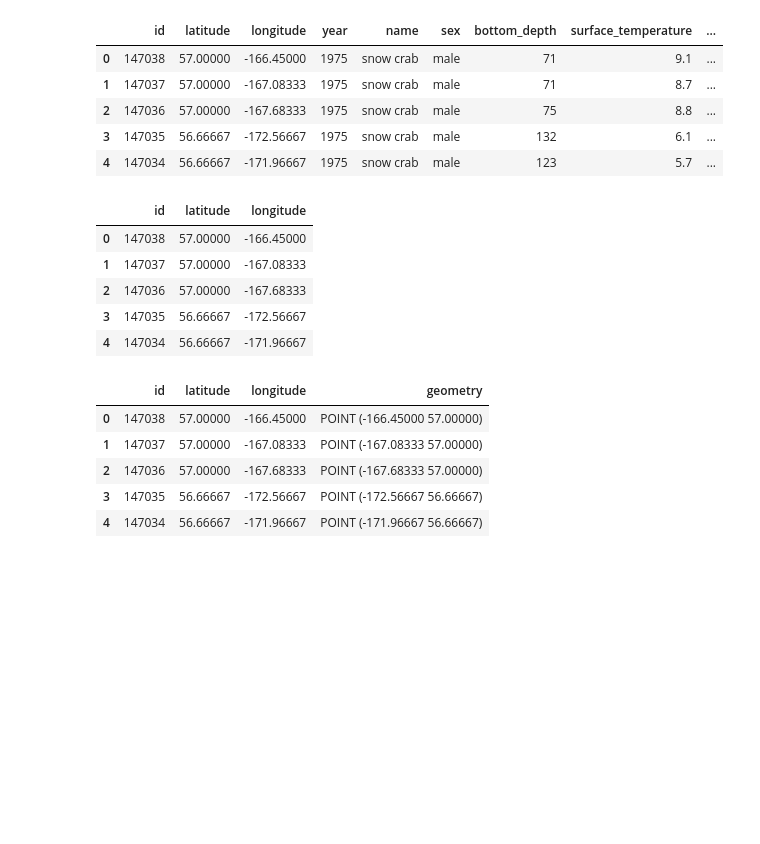
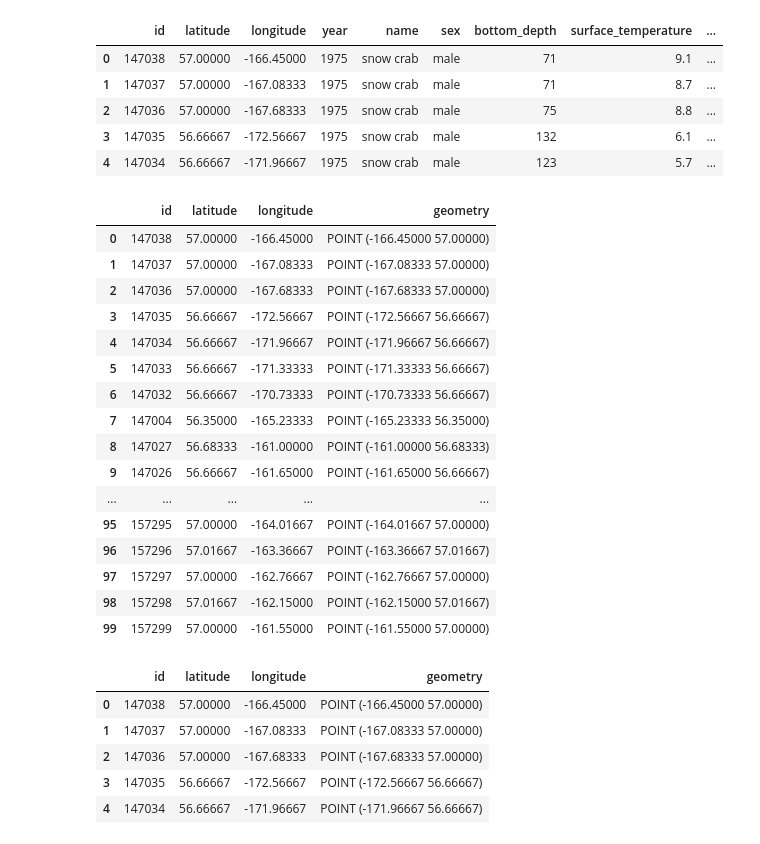
Before and after one commit to Bartholomew-Taylor/snow_crab, a Jupyter notebook: snow_crabs.ipynb, the cells around one changed output. Drawn from its saved outputs; the diff is of its cells as text; code cells hidden in the pictures; blank space fills up the shorter version.

```diff
--- a/snow_crabs.ipynb
+++ b/snow_crabs.ipynb
@@ -47,14 +47,25 @@ crab_loc['latitude']  = df['latitude']
 # %%
 crab_loc['longitude'] = df['longitude']
 # %%
-crab_loc.head()
+crab_loc.head(100)
 # %% [output]
-|  | id | latitude | longitude |
-| 0 | 147038 | 57.00000 | -166.45000 |
-| 1 | 147037 | 57.00000 | -167.08333 |
-| 2 | 147036 | 57.00000 | -167.68333 |
-| 3 | 147035 | 56.66667 | -172.56667 |
-| 4 | 147034 | 56.66667 | -171.96667 |
+|  | id | latitude | longitude | geometry |
+| 0 | 147038 | 57.00000 | -166.45000 | POINT (-166.45000 57.00000) |
+| 1 | 147037 | 57.00000 | -167.08333 | POINT (-167.08333 57.00000) |
+| 2 | 147036 | 57.00000 | -167.68333 | POINT (-167.68333 57.00000) |
+| 3 | 147035 | 56.66667 | -172.56667 | POINT (-172.56667 56.66667) |
+| 4 | 147034 | 56.66667 | -171.96667 | POINT (-171.96667 56.66667) |
+| 5 | 147033 | 56.66667 | -171.33333 | POINT (-171.33333 56.66667) |
+| 6 | 147032 | 56.66667 | -170.73333 | POINT (-170.73333 56.66667) |
+| 7 | 147004 | 56.35000 | -165.23333 | POINT (-165.23333 56.35000) |
+| 8 | 147027 | 56.68333 | -161.00000 | POINT (-161.00000 56.68333) |
+| 9 | 147026 | 56.66667 | -161.65000 | POINT (-161.65000 56.66667) |
+| ... | ... | ... | ... | ... |
+| 95 | 157295 | 57.00000 | -164.01667 | POINT (-164.01667 57.00000) |
+| 96 | 157296 | 57.01667 | -163.36667 | POINT (-163.36667 57.01667) |
+| 97 | 157297 | 57.00000 | -162.76667 | POINT (-162.76667 57.00000) |
+| 98 | 157298 | 57.01667 | -162.15000 | POINT (-162.15000 57.01667) |
+| 99 | 157299 | 57.00000 | -161.55000 | POINT (-161.55000 57.00000) |
 # %%
 gdf = gp.GeoDataFrame(crab_loc, geometry = gp.points_from_xy(crab_loc.longitude,
                                                                           crab_loc.latitude))
```
Also changed, not shown: parts of 9 cells of this notebook, 3 other files.
